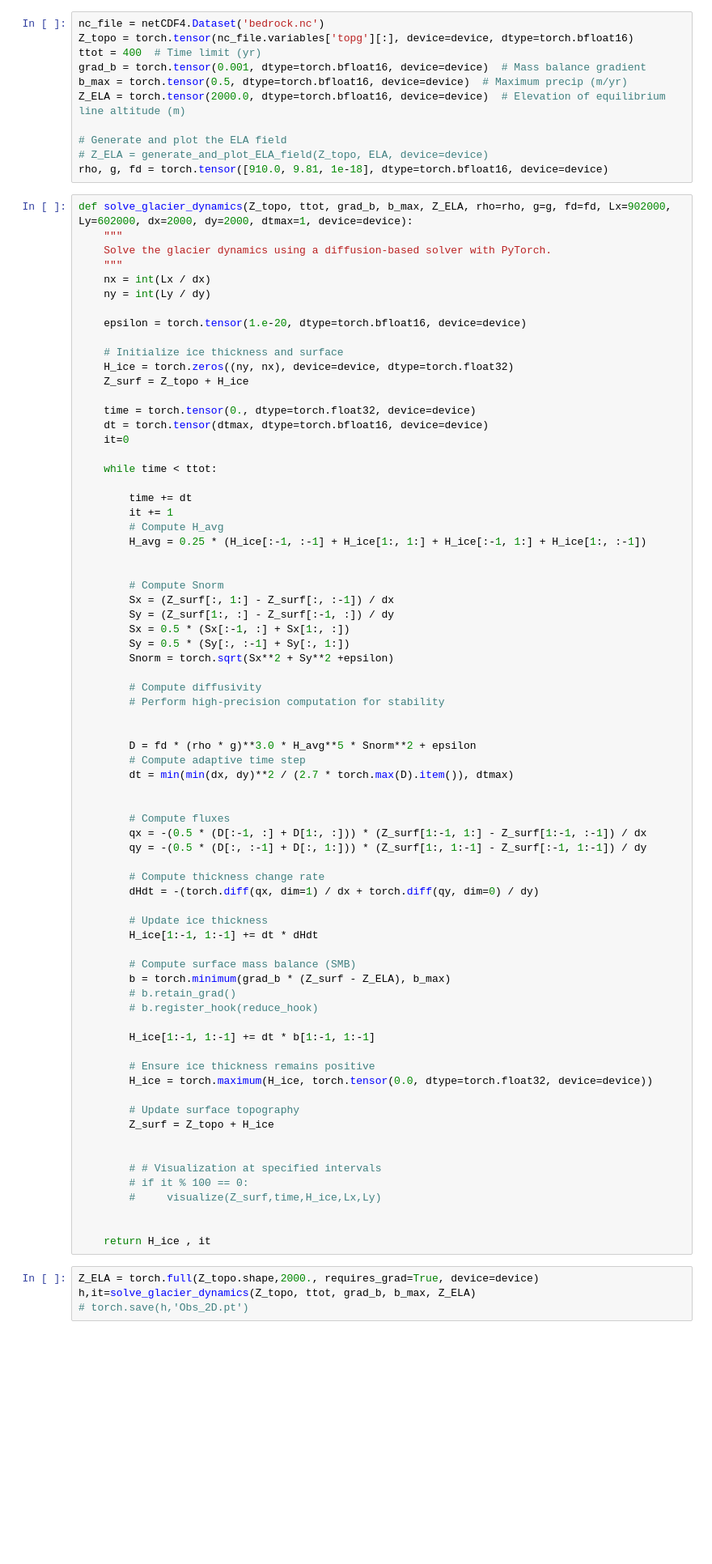
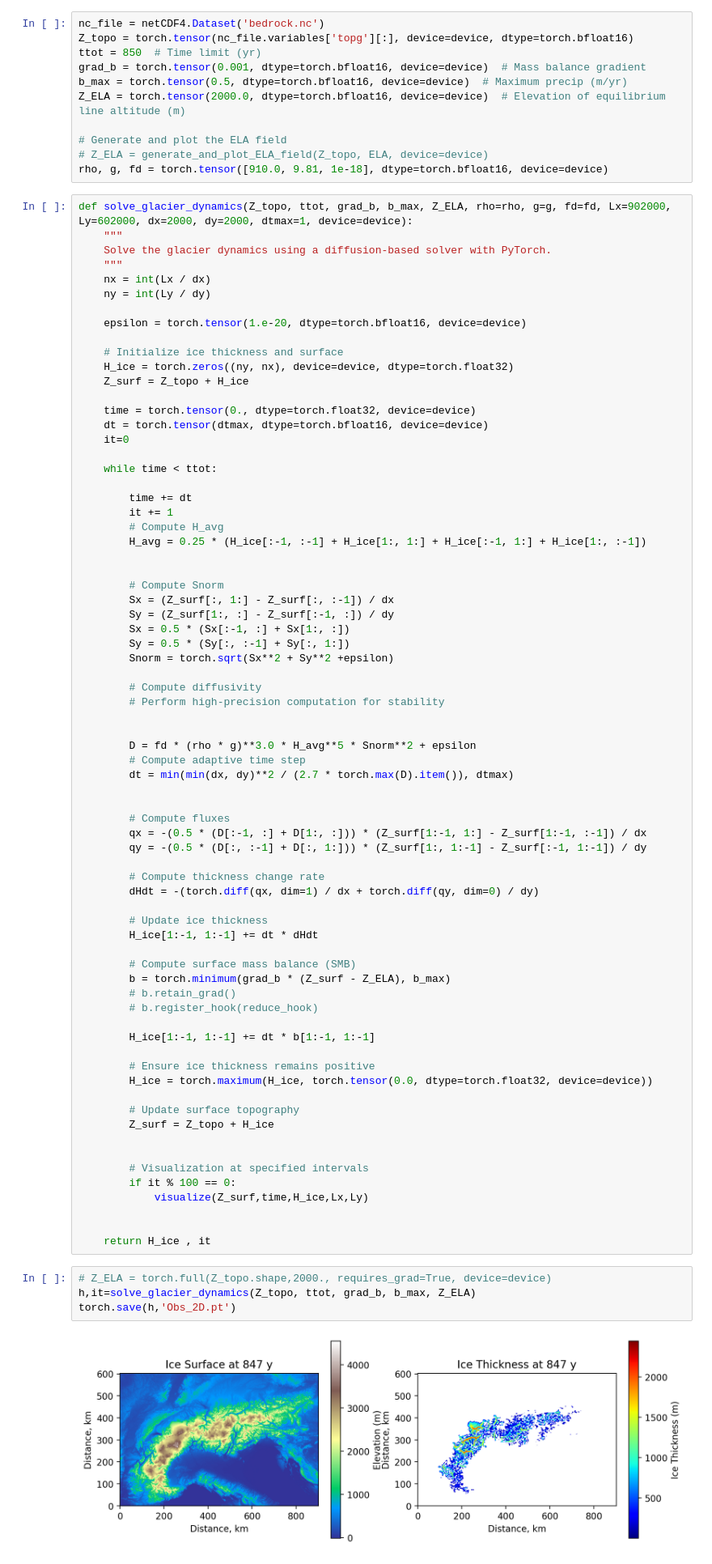
Before and after one commit to kejdilleshi/InvertedGlacierEvolutionModel, a Jupyter notebook: SIA/fp16.ipynb, the cells around one changed output. Shown at 81% size. Drawn from its saved outputs; the diff is of its cells as text; blank space fills up the shorter version.

```diff
--- a/SIA/fp16.ipynb
+++ b/SIA/fp16.ipynb
@@ -86,7 +86,7 @@ cuda
 # %%
 nc_file = netCDF4.Dataset('bedrock.nc')
 Z_topo = torch.tensor(nc_file.variables['topg'][:], device=device, dtype=torch.bfloat16)
-ttot = 400  # Time limit (yr)
+ttot = 850  # Time limit (yr)
 grad_b = torch.tensor(0.001, dtype=torch.bfloat16, device=device)  # Mass balance gradient
 b_max = torch.tensor(0.5, dtype=torch.bfloat16, device=device)  # Maximum precip (m/yr)
 Z_ELA = torch.tensor(2000.0, dtype=torch.bfloat16, device=device)  # Elevation of equilibrium line altitude (m)
@@ -160,16 +160,18 @@ def solve_glacier_dynamics(Z_topo, ttot, grad_b, b_max, Z_ELA, rho=rho, g=g, fd=
         Z_surf = Z_topo + H_ice
 
 
-        # # Visualization at specified intervals
-        # if it % 100 == 0:
-        #     visualize(Z_surf,time,H_ice,Lx,Ly)
+        # Visualization at specified intervals
+        if it % 100 == 0:
+            visualize(Z_surf,time,H_ice,Lx,Ly)
 
 
     return H_ice , it
 # %%
-Z_ELA = torch.full(Z_topo.shape,2000., requires_grad=True, device=device)
+# Z_ELA = torch.full(Z_topo.shape,2000., requires_grad=True, device=device)
 h,it=solve_glacier_dynamics(Z_topo, ttot, grad_b, b_max, Z_ELA)
-# torch.save(h,'Obs_2D.pt')
+torch.save(h,'Obs_2D.pt')
+# %% [output]
+[figure, added]
 # %%
 h_32=torch.load('Obs_2D.pt', weights_only=True).to(device, dtype=torch.float16)
 # %%
```
Also changed, not shown: parts of 15 cells of this notebook, 24 other files.
